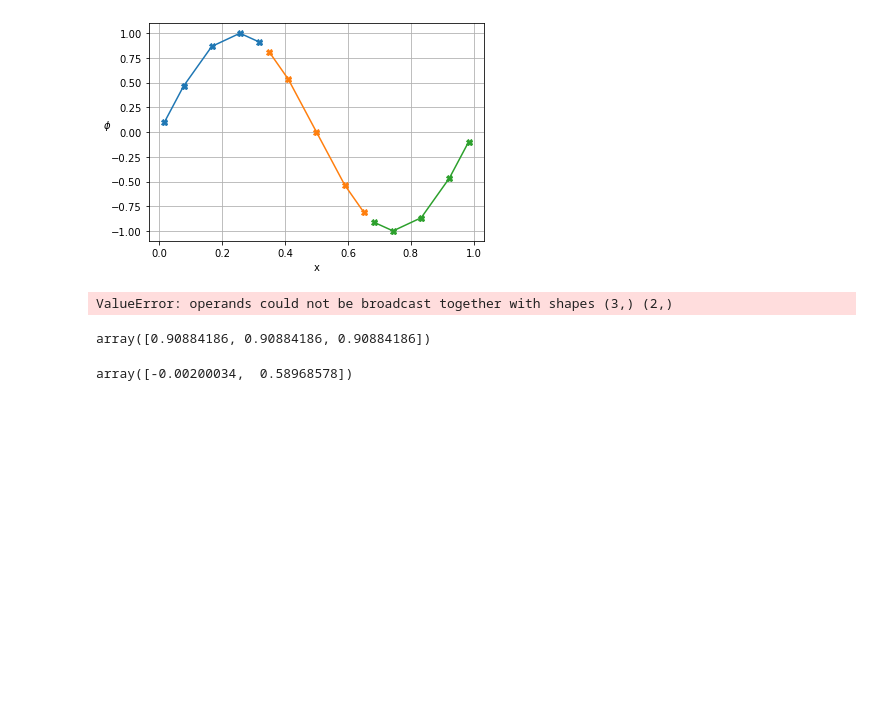
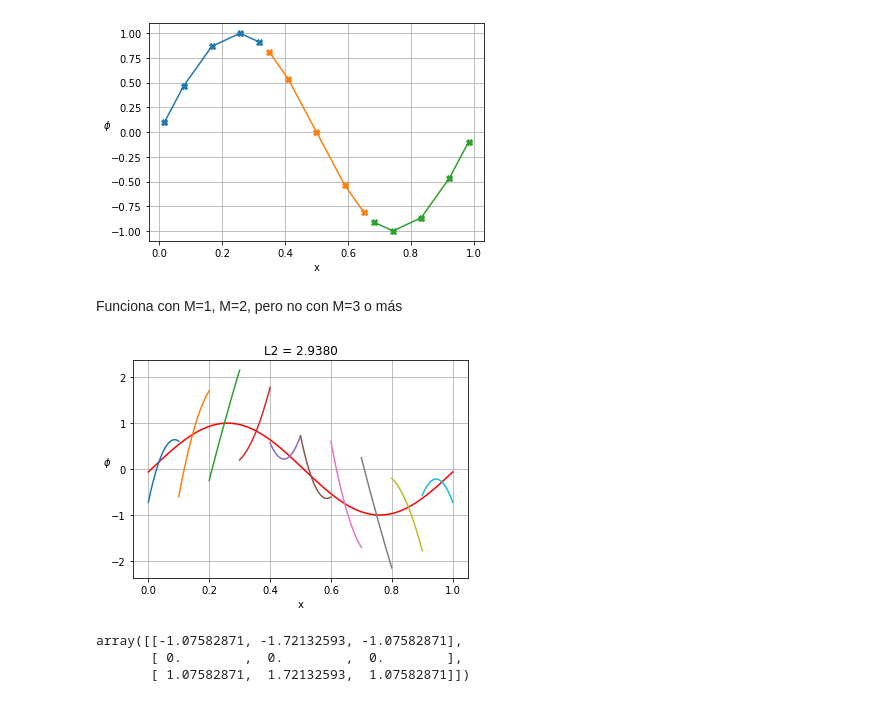
Before and after one commit to juansensio/blog, a Jupyter notebook: 109_cfd_galerkin/109_cfd_galerkin.ipynb, the cells around one changed output. Saved outputs shown, nothing was run; the diff lists cells and outputs as text; code cells hidden in the pictures; blank space fills up the shorter version.

```diff
--- a/109_cfd_galerkin/109_cfd_galerkin.ipynb
+++ b/109_cfd_galerkin/109_cfd_galerkin.ipynb
@@ -366,82 +366,82 @@ plt.grid(True)
 plt.show()
 # %% [output]
 [figure]
+# %% [markdown]
+Funciona con M=1, M=2, pero no con M=3 o más
 # %%
 # parmámetros
 N, M = 10, 3
-c, f, r, w = geom(N, M)
-u, dt, t, tf = 1, 0.001, 0, 1
+c, fs, r, w = geom(N, M)
+u, t, tf = 1, 0, 1
+dt = 0.1*(1./N) / abs(u)
 
 # condiciones iniciales
 p0 = smooth(c)
 R0 = np.zeros_like(p0)
 
+L = lambda i, x: np.prod([(x-r[j])/(r[i]-r[j]) for j in range(M) if j != i])
+# dL = lambda j, x: L(j,x)*np.sum([1./(x-r[i]+1e-8) for i in range(M) if j != i])
+# dL = lambda j, x: L(j,x)*np.sum([1./(x-r[i]) for i in range(M) if j != i])
+dL = lambda j, x: np.sum([1./(x-r[i]) for i in range(M) if j != i])
+
 # matrices
-
-K = np.ones((M, M))
-
-L = lambda i, x: np.prod([(x-r[j])/(r[i]-r[j]) for j in range(M) if j != i])
-dL = lambda i, x: L(i, x)*np.sum([1/(r[i]-r[j]) for j in range(M) if j != i])
-# p = [np.sum([p0(0.5*(r[i] + 1))*L(i, _x) for i in range(N)]) for _x in x*2-1]
+# K = np.array([[dL(j, r[i])*w[i] for i in range(M)] for j in range(M)])
+K = np.array([[dL(j, r[j])*w[i] for i in range(M)] for j in range(M)])
 
 while t < tf:
 
 	# update temporal
 	if t + dt > tf:
 		dt = tf - t
 	t = t + dt
 	# print(f't = {t:.2f}, dt = {dt:.2f}')
 
-	R = np.zeros_like(a0)
-	f = np.zeros_like(a0)
+	R = np.zeros_like(p0)
+	f = np.zeros_like(p0)
 	p = np.zeros_like(p0)
 	for i in range(len(c)):
 		# upwind
 		if u > 0:
+			pr = np.sum([p0[i, j]*L(j, 1) for j in range(M)])
 			if i == 0:
-				q1 = np.sum([p0[len(c)-1, j]*L(j, 1) for j in range(M)])
+				pl = np.sum([p0[len(c)-1, j]*L(j, 1) for j in range(M)])
 			else:
-				q1 = np.sum([p0[i-1, j]*L(j, 1) for j in range(M)])
-			q2 = np.sum([p0[i, j]*L(j, 1) for j in range(M)])
+				pl = np.sum([p0[i-1, j]*L(j, 1) for j in range(M)])
 		else:
-			q1 = np.sum([p0[i, j]*L(j, 0) for j in range(M)])
+			pl = np.sum([p0[i, j]*L(j, -1) for j in range(M)])
 			if i == len(c)-1:
-				q2 = np.sum([p0[0, j]*L(j, 0) for j in range(M)])
+				pr = np.sum([p0[0, j]*L(j, -1) for j in range(M)])
 			else:
-				q2 = np.sum([p0[i + 1, j]*L(j, 0) for j in range(M)])
-		# central
-		# qlr = a0[i-1, 1] if i > 0 else a0[len(c)-1, 1]
-		# qrl = a0[i+1, 0] if i < len(c)-1 else a0[0, 0]
-		# ql, qr = a0[i, 0], a0[i, 1]
-		# q1 = 0.5*(qlr+ql)
-		# q2 = 0.5*(qr+qrl)
-		f[i] = u * np.array([-q1, q2])
-		R[i] = u * (K @ p0[i] - f[i])*2. / (w*(c[i][1] - c[i][0])**2)
+				pr = np.sum([p0[i+1, j]*L(j, -1) for j in range(M)])
+		f[i] = np.array([pr*L(j, 1) - pl*L(j, -1) for j in range(M)])
+		R[i] = u * (K @ p0[i] - f[i])*2. / (w*(fs[i+1]-fs[i]))
 		# euler
 		p[i] = p0[i] + dt*R[i]
 		# abs
-		# a[i] = a0[i] + 1.5*dt*R[i] - 0.5*dt*R0[i]
+		# p[i] = p0[i] + 1.5*dt*R[i] - 0.5*dt*R0[i]
 	p0 = p.copy()
 	R0 = R.copy()
 
 	break
 
+
 p = p0.copy()
-for p, _c in zip(p0, c):
-    plt.plot(_c, p, 'X-')
-    plt.plot(_c, np.sin(2.*np.pi*(_c-u*t)), 'r-')
+x = np.linspace(0, 1, 100)
+plt.plot(x, np.sin(2.*np.pi*(x-u*t)), 'r-')
+for i, (_p, _c) in enumerate(zip(p, c)):
+	x = np.linspace(-1,1,20)
+	px = [np.sum([_p[j]*L(j, _x) for j in range(M)]) for _x in x]
+	plt.plot(fs[i] + (fs[i+1]-fs[i])*(x + 1)/2, px, '-')
 plt.xlabel('x')
 plt.ylabel('$\phi$', rotation=0)
-# plt.title(f'L2 = {np.linalg.norm(a-np.sin(2*np.pi*(np.array(c)-u*t))):.4f}')
+plt.title(f'L2 = {np.linalg.norm(p-np.sin(2*np.pi*(np.array(c)-u*t))):.4f}')
 plt.grid(True)
 plt.show()
 # %% [output]
-ValueError: operands could not be broadcast together with shapes (3,) (2,)
+[figure, added]
 # %%
-K @ p0[0]
+K
 # %% [output]
-array([0.90884186, 0.90884186, 0.90884186])
+array([[-1.07582871, -1.72132593, -1.07582871],
+       [ 0.        ,  0.        ,  0.        ],
+       [ 1.07582871,  1.72132593,  1.07582871]])
-# %%
-f[0]
-# %% [output]
-array([-0.00200034,  0.58968578])
```
Also changed, not shown: parts of 1 cell of this notebook.
